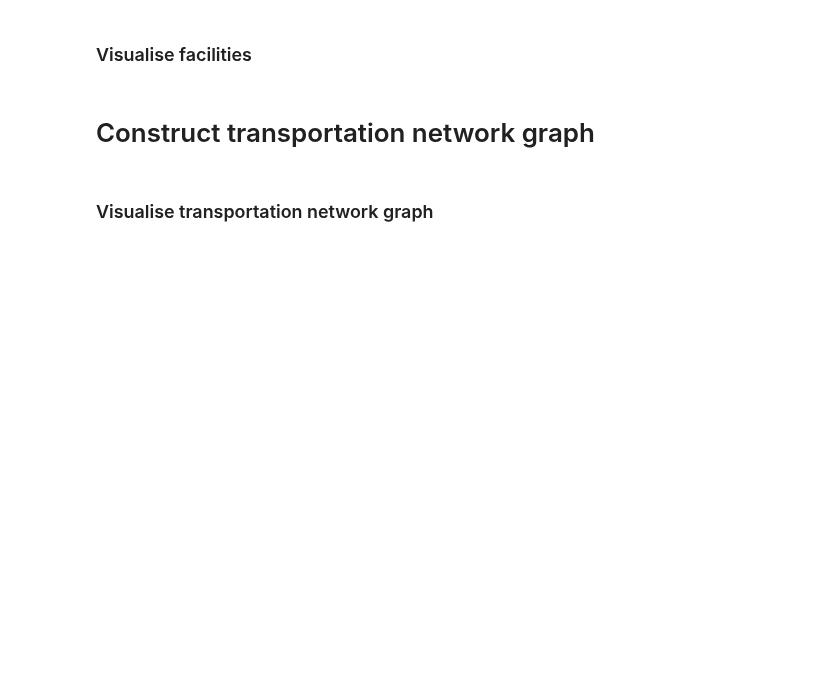
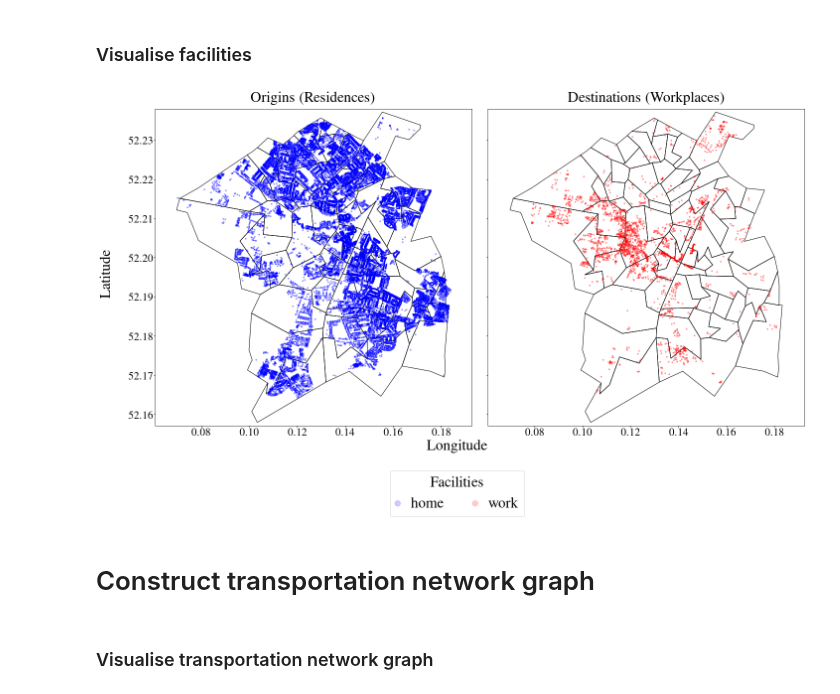
Before and after one commit to YannisZa/GeNSIT, a Jupyter notebook: notebooks/Preprocessing Cambridge Data and Computing Cost Matrices.ipynb, the cells around one changed output. Drawn from its saved outputs; the diff is of its cells as text; code cells hidden in the pictures; blank space fills up the shorter version.

```diff
--- a/notebooks/Preprocessing Cambridge Data and Computing Cost Matrices.ipynb
+++ b/notebooks/Preprocessing Cambridge Data and Computing Cost Matrices.ipynb
@@ -35,13 +35,14 @@ from scipy.spatial.distance import squareform,pdist,cdist
 from mpl_toolkits.axes_grid1 import make_axes_locatable
 from shapely.geometry import Point,LineString, Polygon, mapping, MultiPoint, box
 
-
-# from gensit.utils import *
-# from gensit.notebook_functions import *
+from gensit.utils.notebook_functions import *
+from gensit.utils.misc_utils import write_figure,makedir
+from gensit.static.plot_variables import LATEX_RC_PARAMETERS
 
 # ProgressBar.enable()
 
-# mpl.rcParams['agg.path.chunksize'] = 10000
+# LaTeX font configuration
+mpl.rcParams.update(LATEX_RC_PARAMETERS)
 
 %matplotlib inline
 
@@ -602,12 +612,82 @@ geometries[(geometries.geometry_type==destination_geometry_name)&(geometries.int
 # %% [markdown]
 ### Visualise facilities
 # %%
-fig,ax = plt.subplots(1,1,figsize=(10,10))
-geometries.plot(facecolor="none",ax=ax)
-geometries.centroid.plot(color='black',ax=ax)
-cambridge_facilities[cambridge_facilities['main_activity'] == 'home'].plot(color='blue',ax=ax,aspect=1,markersize=1)
-cambridge_facilities[cambridge_facilities['main_activity'] == 'work'].plot(color='red',ax=ax,aspect=1,markersize=1)
+facilities_plot_filename = f"../data/outputs/{dataset}/paper_figures/facilities_spatial_plot"
+
+FONTSIZE = 30
+TICK_FONTSIZE = 22
+
+fig,axs = plt.subplots(1,2,sharey=True,figsize=(20,10))
+# Transform coordinates
+geometries_4326 = geometries.to_crs(epsg=4326)
+cambridge_facilities_4326 = cambridge_facilities.to_crs(epsg=4326)
+
+xmin,ymin,xmax,ymax = geometries_4326.boundary.unary_union.bounds
+# geometries_4326.centroid.plot(color='black',ax=ax)
+
+geometries_4326[geometries_4326.geometry_type == 'lsoa'].plot(
+    facecolor="none",
+    ax=axs[0]
+)
+cambridge_facilities_4326[cambridge_facilities_4326['main_activity'] == 'home'].plot(
+    ax=axs[0],
+    color='blue',
+    alpha=0.2,
+    label="home",
+    # aspect=1,
+    markersize=5
+)
+
+geometries_4326[geometries_4326.geometry_type == 'lsoa'].plot(
+    facecolor="none",
+    ax=axs[1]
+)
+cambridge_facilities_4326[cambridge_facilities_4326['main_activity'] == 'work'].plot(
+    ax=axs[1],
+    color='red',
+    label="work",
+    alpha=0.2,
+    # aspect=1,
+    markersize=5
+)
+axs[0].set_title("Origins (Residences)",fontsize=FONTSIZE,pad=15)
+axs[1].set_title("Destinations (Workplaces)",fontsize=FONTSIZE,pad=15)
+
+fig.supxlabel("Longitude",fontsize=FONTSIZE,y=0)
+fig.supylabel("Latitude",fontsize=FONTSIZE,x=0)
+
+for ax in axs:
+    ax.set_box_aspect(1)
+    ax.tick_params(
+        labelsize = TICK_FONTSIZE,
+        pad = 1
+    )
+fig.legend(
+    title="Facilities",
+    loc='lower center',
+    bbox_to_anchor=(0.5,-0.2),
+    ncol=2,
+    handlelength=0.2,
+    # title_alignment="left",
+    title_fontsize=FONTSIZE,
+    fontsize=FONTSIZE,
+    markerscale=5
+)
+plt.xlim(left = xmin-(xmax-xmin)*0.0, right = xmax+(xmax-xmin)*0.0)
+plt.ylim(bottom = ymin-(ymax-ymin)*0.01, top = ymax+(ymax-ymin)*0.01)
+plt.tight_layout()
+
 plt.show()
+makedir(os.path.dirname(facilities_plot_filename))
+write_figure(
+    fig,
+    facilities_plot_filename,
+    figure_format='pdf',
+    pad_inches=0.0,
+    bbox_inches='tight'
+)
+# %% [output]
+[figure, added]
 # %% [markdown]
 #
 #
```
Also changed, not shown: parts of 4 cells of this notebook, 6 other files.
